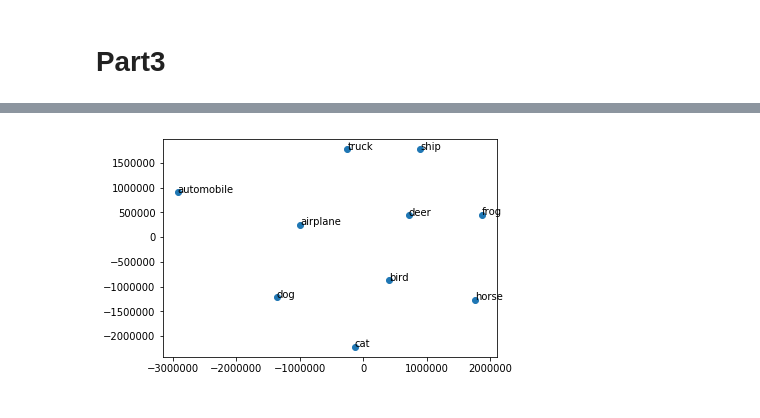
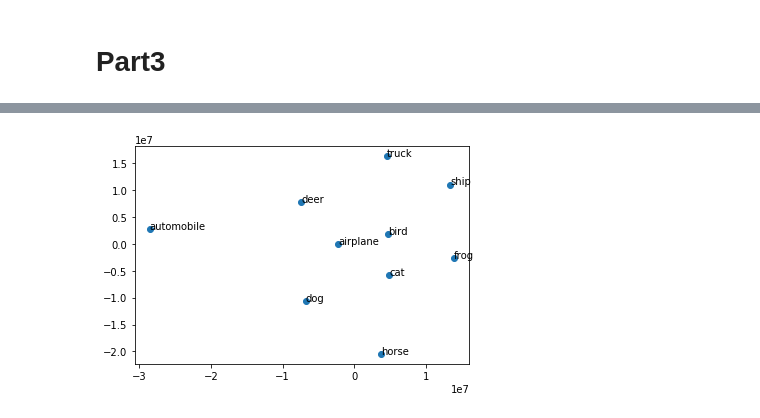
Before and after one commit to virajbhalala/CS498AppliedMachineLearning, a Jupyter notebook: CIFAR_Image_PCA/CIFAR_PCA.ipynb, the cells around one changed output, grey strips where cells are left out. Cells and saved outputs as stored; diff of their text form; code cells hidden in the pictures.

```diff
--- a/CIFAR_Image_PCA/CIFAR_PCA.ipynb
+++ b/CIFAR_Image_PCA/CIFAR_PCA.ipynb
@@ -208,9 +208,12 @@ for i in range(0,10):
         group = groups.get_group(i)
         grp =group.drop("labels", axis=1).reset_index(drop=True)
 
-        #get PCA of A
+        groupJ = groups.get_group(j)
+        grpJ =groupJ.drop("labels", axis=1).reset_index(drop=True)
+
+        #get PCA of B
         pca = PCA(n_components=20)
-        pca.fit(grp)
+        pca.fit(grpJ)
 
         component = pca.transform(grp)
         inv = pd.DataFrame(pca.inverse_transform(component))
@@ -244 +247 @@ plt.show()
-[figure, old version]
+[figure, new version]
```
Also changed, not shown: parts of 1 cell of this notebook.
